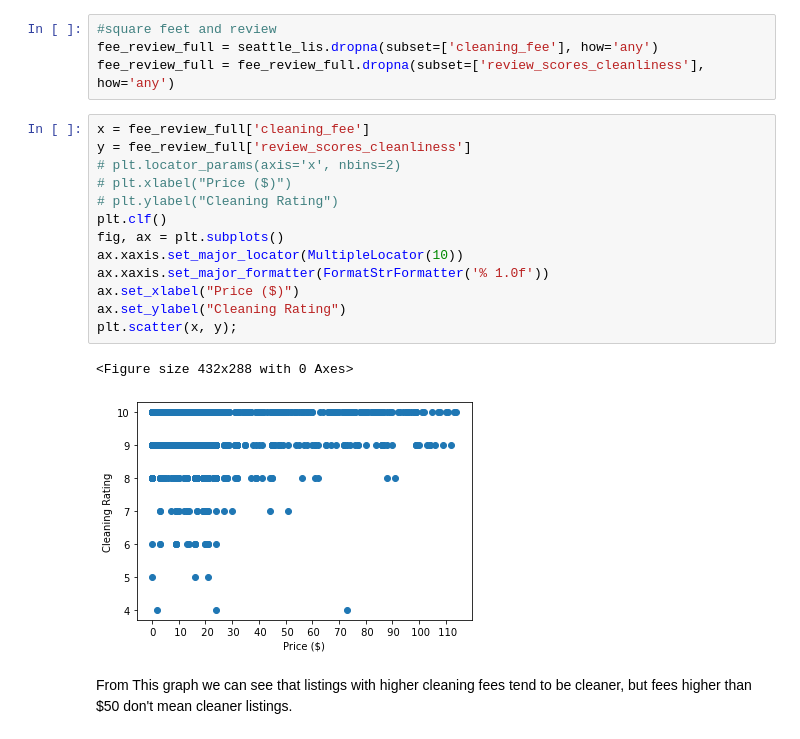
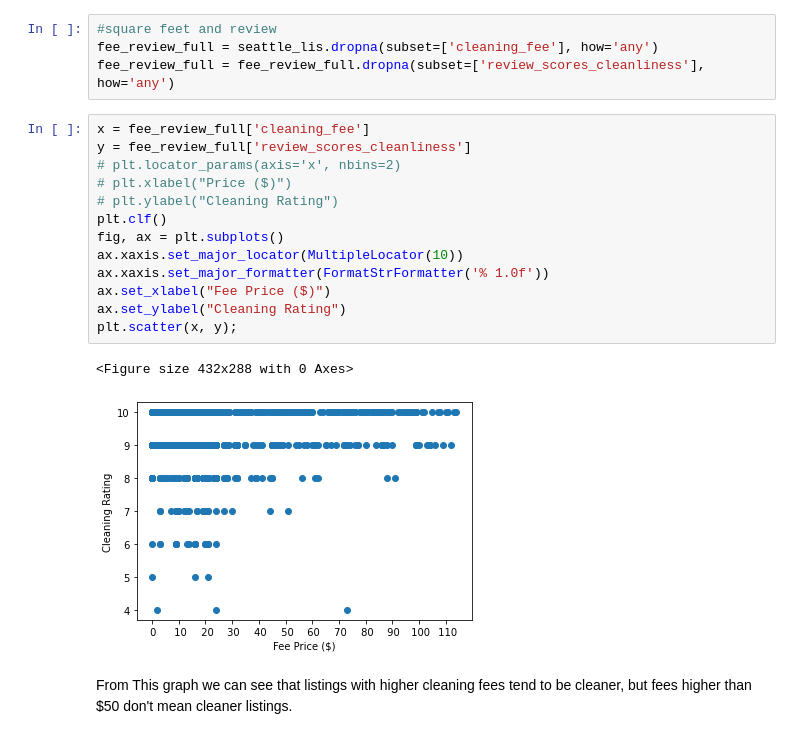
Before and after one commit to Alnamkani/Udacity-Pro1, a Jupyter notebook: Pro1.ipynb, the cells around one changed output. Cells and saved outputs as stored; diff of their text form.

```diff
--- a/Pro1.ipynb
+++ b/Pro1.ipynb
@@ -148,18 +148,18 @@ fee_review_full = fee_review_full.dropna(subset=['review_scores_cleanliness'], h
 # %%
 x = fee_review_full['cleaning_fee']
 y = fee_review_full['review_scores_cleanliness']
 # plt.locator_params(axis='x', nbins=2)
 # plt.xlabel("Price ($)")
 # plt.ylabel("Cleaning Rating")
 plt.clf()
 fig, ax = plt.subplots()
 ax.xaxis.set_major_locator(MultipleLocator(10))
 ax.xaxis.set_major_formatter(FormatStrFormatter('% 1.0f'))
-ax.set_xlabel("Price ($)")
+ax.set_xlabel("Fee Price ($)")
 ax.set_ylabel("Cleaning Rating")
 plt.scatter(x, y);
 # %% [output]
 <Figure size 432x288 with 0 Axes>
-[figure, old version]
+[figure, new version]
 # %% [markdown]
 From This graph we can see that listings with higher cleaning fees tend to be cleaner, but fees higher than $50 don't mean cleaner listings.
```
